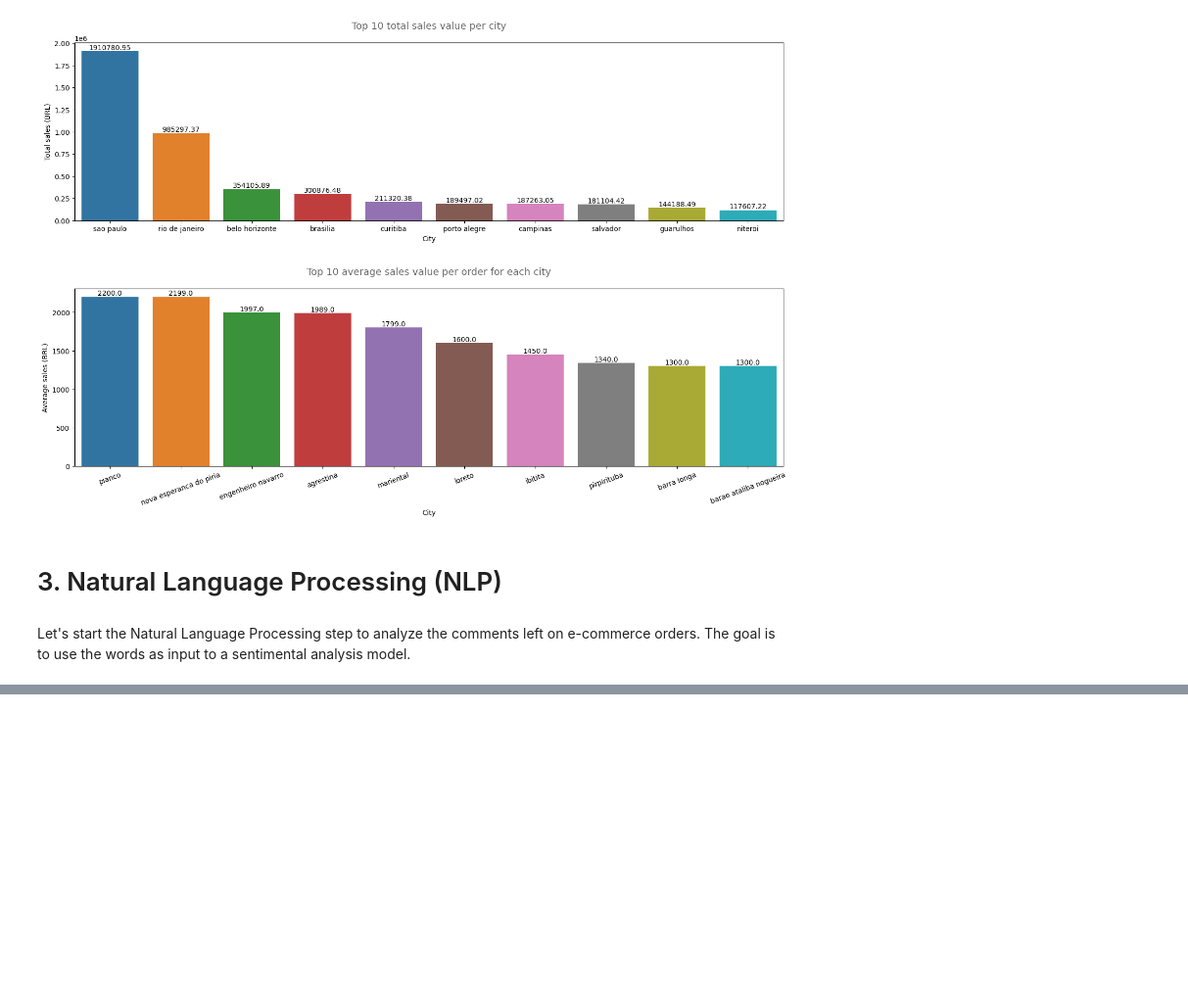
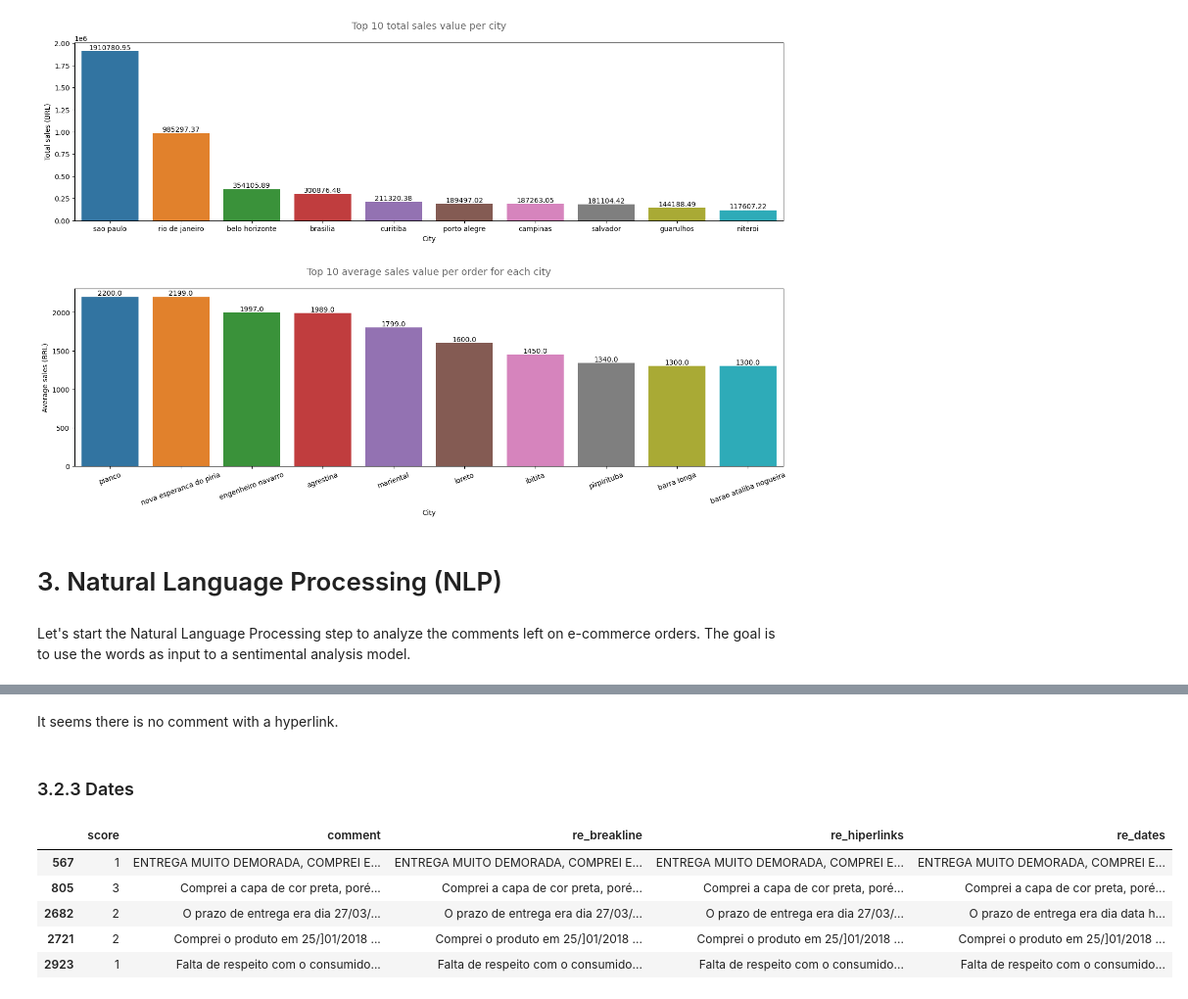
Before and after one commit to lucasquemelli/customer_satisfaction_prediction, a Jupyter notebook: customer_satisfaction_prediction.ipynb, the cells around one changed output, grey strips where cells are left out. Shown at 98% size. Cells and saved outputs as stored; diff of their text form; code cells hidden in the pictures; blank space fills up the shorter version.

```diff
--- a/customer_satisfaction_prediction.ipynb
+++ b/customer_satisfaction_prediction.ipynb
@@ -1601,0 +1689,20 @@ Let's start the Natural Language Processing step to analyze the comments left on
+# %%
+def re_breakline(text_list):
+    """
+    Args:
+    ----------
+    text_list: list object with text content to be prepared [type: list]
+    """
+
+    # Applying regex
+    return [re.sub('[\n\r]', ' ', r) for r in text_list]
+# %%
+# Creating a list of comment reviews
+reviews = list(df_comments['comment'].values)
+
+# Applying RegEx
+reviews_breakline = re_breakline(reviews)
+df_comments['re_breakline'] = reviews_breakline
+
+# Verifying results
+print_step_result(reviews, reviews_breakline, idx_list=[48])
@@ -1601,0 +1730,18 @@ Let's start the Natural Language Processing step to analyze the comments left on
+# %%
+def re_hiperlinks(text_list):
+    """
+    Args:
+    ----------
+    text_list: list object with text content to be prepared [type: list]
+    """
+
+    # Applying regex
+    pattern = 'http[s]?://(?:[a-zA-Z]|[0-9]|[$-_@.&+]|[!*\(\),]|(?:%[0-9a-fA-F][0-9a-fA-F]))+'
+    return [re.sub(pattern, ' link ', r) for r in text_list]
+# %%
+# Applying RegEx
+reviews_hiperlinks = re_hiperlinks(reviews_breakline)
+df_comments['re_hiperlinks'] = reviews_hiperlinks
+
+# Verifying results
+print_step_result(reviews_breakline, reviews_hiperlinks, idx_list=[26876, 29086])
@@ -1601,0 +1764,13 @@ Let's start the Natural Language Processing step to analyze the comments left on
+# %% [markdown]
+It seems there is no comment with a hyperlink.
+# %% [markdown]
+### 3.2.3 Dates
+# %%
+df_comments[df_comments['comment'].str.contains("/2018", case=False)].head()
+# %% [output]
+|  | score | comment | re_breakline | re_hiperlinks | re_dates |
+| 567 | 1 | ENTREGA MUITO DEMORADA, COMPREI E... | ENTREGA MUITO DEMORADA, COMPREI E... | ENTREGA MUITO DEMORADA, COMPREI E... | ENTREGA MUITO DEMORADA, COMPREI E... |
+| 805 | 3 | Comprei a capa de cor preta, poré... | Comprei a capa de cor preta, poré... | Comprei a capa de cor preta, poré... | Comprei a capa de cor preta, poré... |
+| 2682 | 2 | O prazo de entrega era dia 27/03/... | O prazo de entrega era dia 27/03/... | O prazo de entrega era dia 27/03/... | O prazo de entrega era dia data h... |
+| 2721 | 2 | Comprei o produto em 25/]01/2018 ... | Comprei o produto em 25/]01/2018 ... | Comprei o produto em 25/]01/2018 ... | Comprei o produto em 25/]01/2018 ... |
+| 2923 | 1 | Falta de respeito com o consumido... | Falta de respeito com o consumido... | Falta de respeito com o consumido... | Falta de respeito com o consumido... |
```
Also changed, not shown: parts of 18 cells of this notebook.
